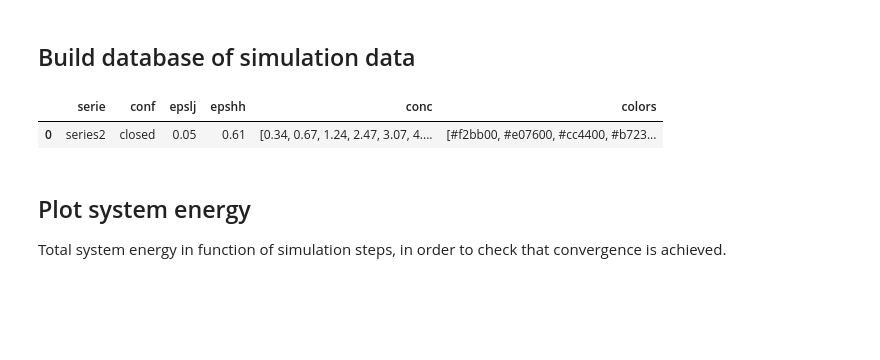
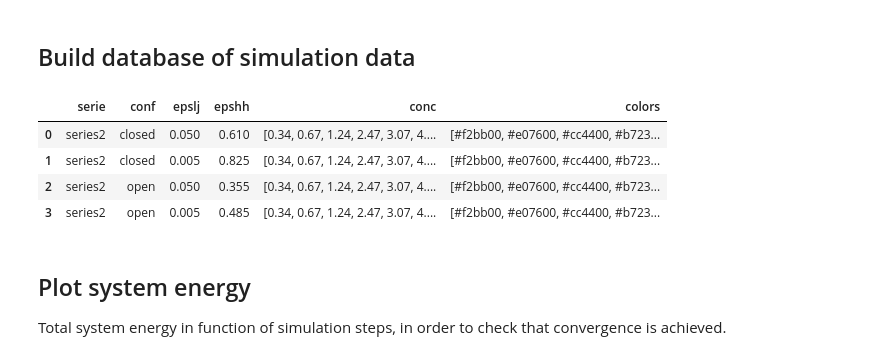
Before and after one commit to mlund/SI-Lipase-Structure-Factors, a Jupyter notebook: manybody/noswap/plot_manybody_noswap.ipynb, the cells around one changed output. Drawn from its saved outputs; the diff is of its cells as text; code cells hidden in the pictures; blank space fills up the shorter version.

```diff
--- a/manybody/noswap/plot_manybody_noswap.ipynb
+++ b/manybody/noswap/plot_manybody_noswap.ipynb
@@ -29,16 +29,32 @@ print (workdir)
 # %%
 # build database of simulation data
 db = []
 db.append(dict(serie='series2', conf='closed', epslj=0.05, epshh=0.61,
                conc=[0.34, 0.67, 1.24, 2.47, 3.07, 4.2, 5.6, 6.06],
                colors=['#f2bb00', '#e07600', '#cc4400', '#b72300', '#9e0ea9', '#8104ff', '#5a01b5', 'k']))
+
+db.append(dict(serie='series2', conf='closed', epslj=0.005, epshh=0.825,
+               conc=[0.34, 0.67, 1.24, 2.47, 3.07, 4.2, 5.6, 6.06],
+               colors=['#f2bb00', '#e07600', '#cc4400', '#b72300', '#9e0ea9', '#8104ff', '#5a01b5', 'k']))
+
+db.append(dict(serie='series2', conf='open', epslj=0.05, epshh=0.355,
+               conc=[0.34, 0.67, 1.24, 2.47, 3.07, 4.2, 5.6, 6.06],
+               colors=['#f2bb00', '#e07600', '#cc4400', '#b72300', '#9e0ea9', '#8104ff', '#5a01b5', 'k']))
+
+db.append(dict(serie='series2', conf='open', epslj=0.005, epshh=0.485,
+               conc=[0.34, 0.67, 1.24, 2.47, 3.07, 4.2, 5.6, 6.06],
+               colors=['#f2bb00', '#e07600', '#cc4400', '#b72300', '#9e0ea9', '#8104ff', '#5a01b5', 'k']))
+
 # add the remaining three sets here...
 
 db = pd.DataFrame(db) # convert to Pandas!
 db
 # %% [output]
 |  | serie | conf | epslj | epshh | conc | colors |
-| 0 | series2 | closed | 0.05 | 0.61 | [0.34, 0.67, 1.24, 2.47, 3.07, 4.... | [#f2bb00, #e07600, #cc4400, #b723... |
+| 0 | series2 | closed | 0.050 | 0.610 | [0.34, 0.67, 1.24, 2.47, 3.07, 4.... | [#f2bb00, #e07600, #cc4400, #b723... |
+| 1 | series2 | closed | 0.005 | 0.825 | [0.34, 0.67, 1.24, 2.47, 3.07, 4.... | [#f2bb00, #e07600, #cc4400, #b723... |
+| 2 | series2 | open | 0.050 | 0.355 | [0.34, 0.67, 1.24, 2.47, 3.07, 4.... | [#f2bb00, #e07600, #cc4400, #b723... |
+| 3 | series2 | open | 0.005 | 0.485 | [0.34, 0.67, 1.24, 2.47, 3.07, 4.... | [#f2bb00, #e07600, #cc4400, #b723... |
 # %% [markdown]
 ## Plot system energy
 
```
Also changed, not shown: parts of 1 cell of this notebook.
